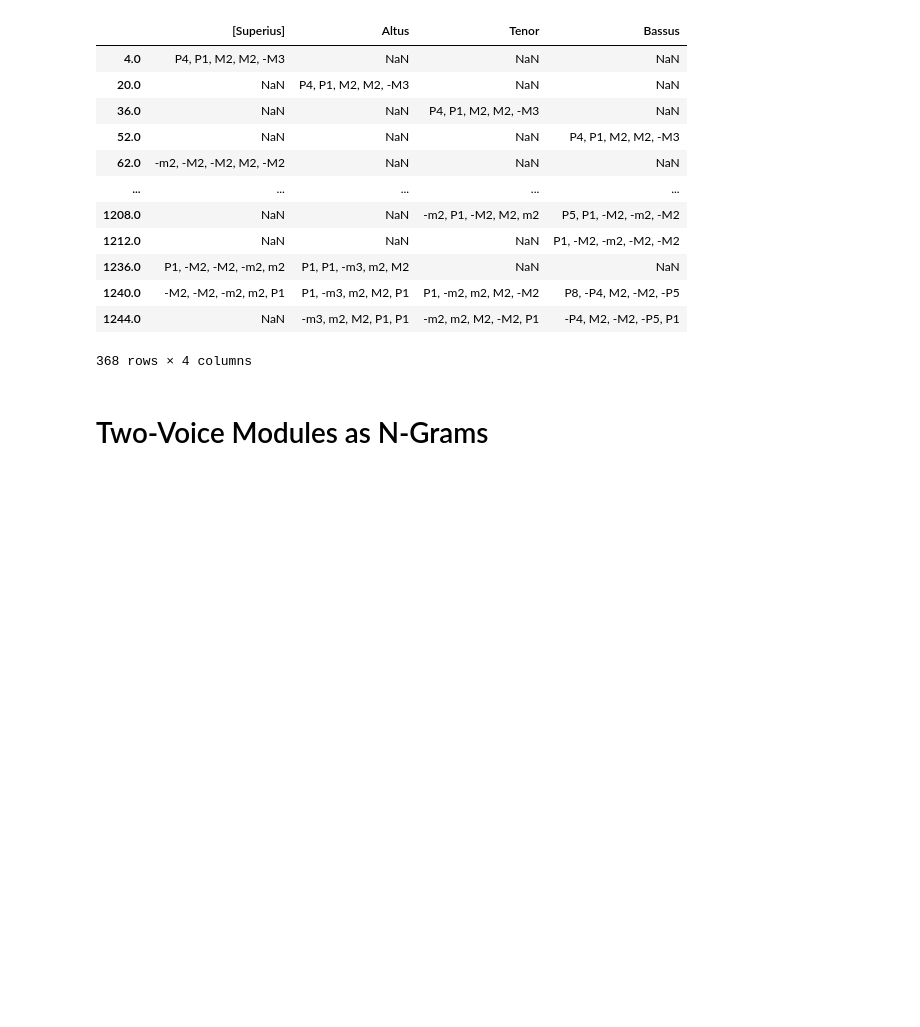
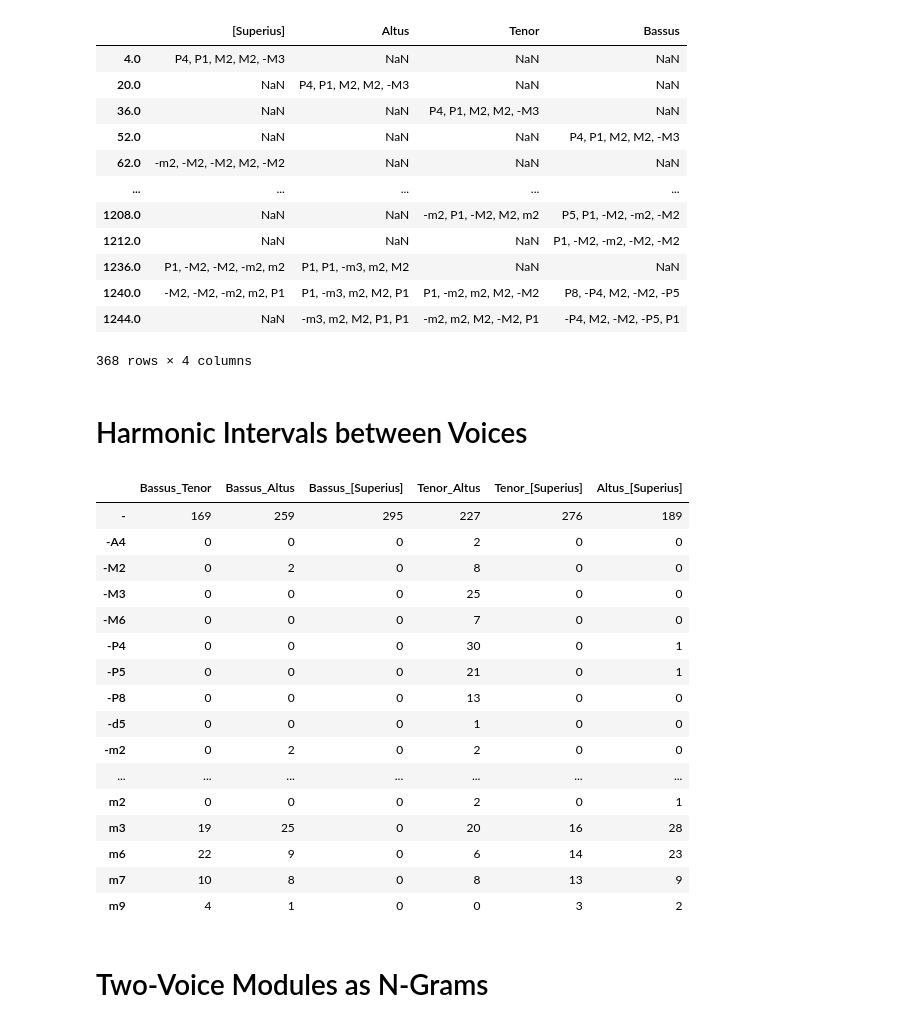
Before and after one commit to RichardFreedman/CRIM-Project-RF, a Jupyter notebook: CRIM_Intervals_2_0.ipynb, the cells around one changed output. Saved outputs shown, nothing was run; the diff lists cells and outputs as text; code cells hidden in the pictures; blank space fills up the shorter version.

```diff
--- a/CRIM_Intervals_2_0.ipynb
+++ b/CRIM_Intervals_2_0.ipynb
@@ -235,6 +235,28 @@ ngrams
 | 1240.0 | -M2, -M2, -m2, m2, P1 | P1, -m3, m2, M2, P1 | P1, -m2, m2, M2, -M2 | P8, -P4, M2, -M2, -P5 |
 | 1244.0 | NaN | -m3, m2, M2, P1, P1 | -m2, m2, M2, -M2, P1 | -P4, M2, -M2, -P5, P1 |
 368 rows × 4 columns
+# %% [markdown]
+# Harmonic Intervals between Voices
+# %%
+harm = model.getHarmonic()
+# %% [output]
+|  | Bassus_Tenor | Bassus_Altus | Bassus_[Superius] | Tenor_Altus | Tenor_[Superius] | Altus_[Superius] |
+| - | 169 | 259 | 295 | 227 | 276 | 189 |
+| -A4 | 0 | 0 | 0 | 2 | 0 | 0 |
+| -M2 | 0 | 2 | 0 | 8 | 0 | 0 |
+| -M3 | 0 | 0 | 0 | 25 | 0 | 0 |
+| -M6 | 0 | 0 | 0 | 7 | 0 | 0 |
+| -P4 | 0 | 0 | 0 | 30 | 0 | 1 |
+| -P5 | 0 | 0 | 0 | 21 | 0 | 1 |
+| -P8 | 0 | 0 | 0 | 13 | 0 | 0 |
+| -d5 | 0 | 0 | 0 | 1 | 0 | 0 |
+| -m2 | 0 | 2 | 0 | 2 | 0 | 0 |
+| ... | ... | ... | ... | ... | ... | ... |
+| m2 | 0 | 0 | 0 | 2 | 0 | 1 |
+| m3 | 19 | 25 | 0 | 20 | 16 | 28 |
+| m6 | 22 | 9 | 0 | 6 | 14 | 23 |
+| m7 | 10 | 8 | 0 | 8 | 13 | 9 |
+| m9 | 4 | 1 | 0 | 0 | 3 | 2 |
 # %% [markdown]
 # Two-Voice Modules as N-Grams
 # %%
```
Also changed, not shown: parts of 2 cells of this notebook.
